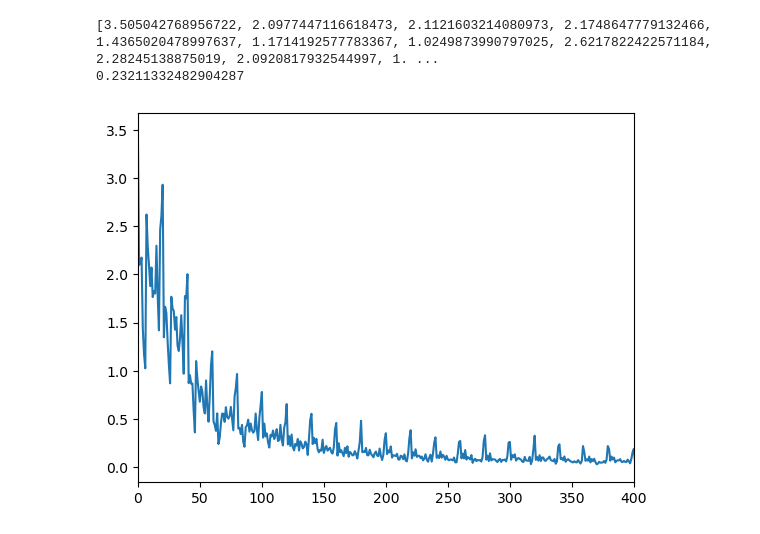
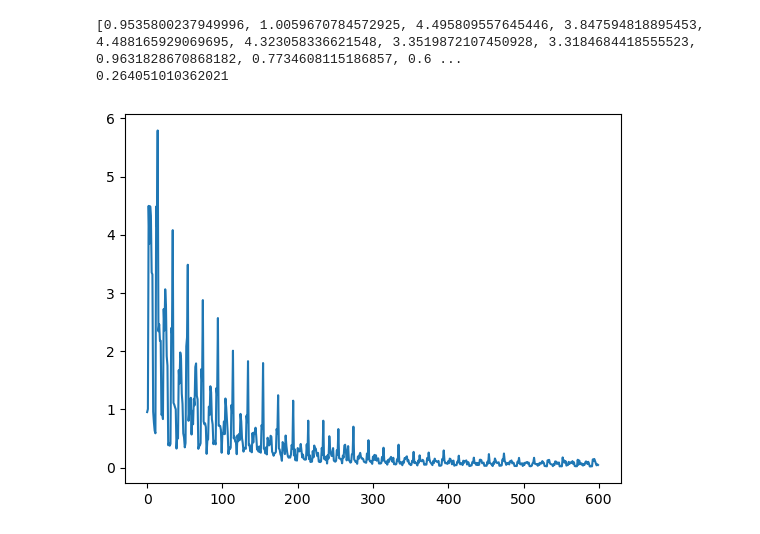
Before and after one commit to SoftSensing/VBSS, a Jupyter notebook: CNN-RNN-Skeleton-Implem.ipynb, the cells around one changed output. Saved outputs shown, nothing was run; the diff lists cells and outputs as text; code cells hidden in the pictures.

Commit message:
0.263 RMSE VALIDATION, dataset multisine_att0.09, 20% dropout, 200 seq_length

```diff
--- a/CNN-RNN-Skeleton-Implem.ipynb
+++ b/CNN-RNN-Skeleton-Implem.ipynb
@@ -13,7 +14,7 @@ from torch.utils.data import DataLoader, TensorDataset
 # load data
 
 # relative path to npz files
-path = 'Measurements/manual single top deformed at 20Hz'
+path = 'Measurements/batches_multisine_att0.09'
 file_name = 'output_batch_%d.npz'
 
 def load_file(path, batch_id):
@@ -28,9 +29,7 @@ def load_file(path, batch_id):
     return data
 # %%
 # Get dataset statistics for normalization
-file_size = 1000 # one file contains 1000 samples
-files_num = 2 # how many files to load
-batch_size = 100 # should be something that leaves zero reminder when it divides the file_size
+files_num = 5 # how many files to load
 data_frames = []
 data_forces = []
 for i in range(files_num):
@@ -79,19 +84,15 @@ class RNNModel(nn.Module):
         x = self.pool(nn.ELU()(self.conv2(x)))
 
         # Reshape for RNN
-        # x = torch.reshape(x, (100, 10, 18 * 16 * 30))
-        x = torch.reshape(x, (1, 100, 18 * 16 * 30))  # Reshape to (batch_size, seq_len, input_size)
-        #print("Size of x:", x.size())  # Print size of x
+        x = torch.reshape(x, (1, 200, 18 * 16 * 30))  # Reshape to (batch_size, seq_len, input_size)
 
         # RNN
         h0 = Variable(torch.zeros(self.layer_dim, x.size(0), self.hidden_dim))
-        #print("Size of h0:", h0.size())  # Print size of h0 - Debugging - Obsolete
         out, hn = self.rnn(x, h0)
 
         # Output layer
         out = self.fc(out)
-        # out = torch.reshape(out, (1000, 1))
-        out = torch.reshape(out, (100, 1)) # go back to compare to labels
+        out = torch.reshape(out, (200, 1)) # go back to compare to labels
         return out
 # %%
 # Create RNN
@@ -181,13 +183,13 @@ Epoch: 30, MSE Loss: 0.053876595563192776
 # %%
-print(loss_list)
-print(np.sqrt(np.mean(loss_list[-20:])))
-plt.plot(range(len(loss_list)), loss_list)
-plt.xlim((0,400))
+print(training_loss_list)
+print(np.sqrt(np.mean(training_loss_list[-25:])))
+plt.plot(range(len(training_loss_list)), training_loss_list)
+#plt.xlim((0,25)) # modify
 plt.show()
 # %% [output]
-[3.505042768956722, 2.0977447116618473, 2.1121603214080973, 2.1748647779132466, 1.4365020478997637, 1.1714192577783367, 1.0249873990797025, 2.6217822422571184, 2.28245138875019, 2.0920817932544997, 1. ...
-0.23211332482904287
+[0.9535800237949996, 1.0059670784572925, 4.495809557645446, 3.847594818895453, 4.488165929069695, 4.323058336621548, 3.3519872107450928, 3.3184684418555523, 0.9631828670868182, 0.7734608115186857, 0.6 ...
+0.264051010362021
-[figure, old version]
+[figure, new version]
 # %%
 print(outputs * forces_z_std + forces_z_mean) # Small sanity check
 # %% [output]
```
Also changed, not shown: parts of 12 cells of this notebook, 1 other file.
